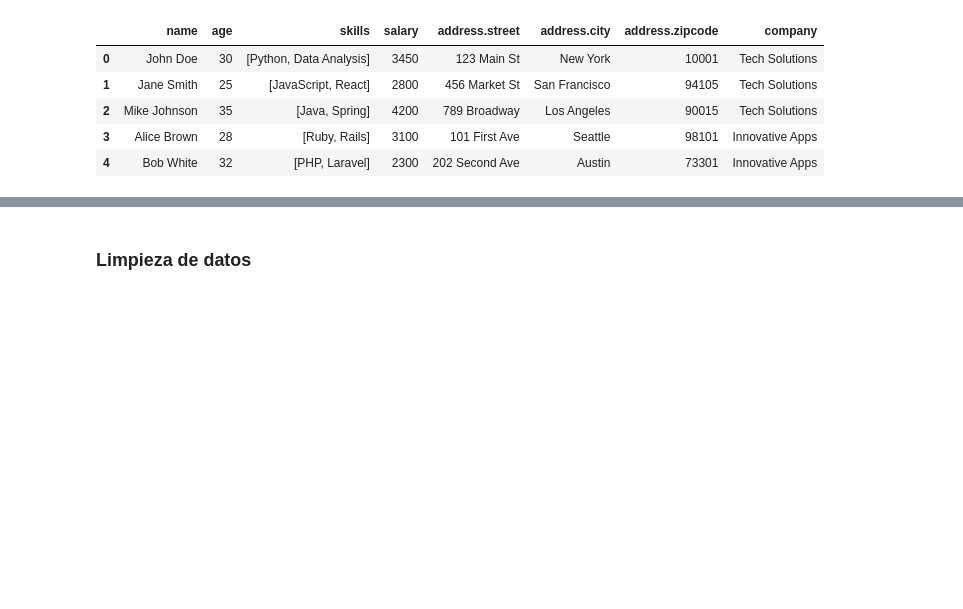
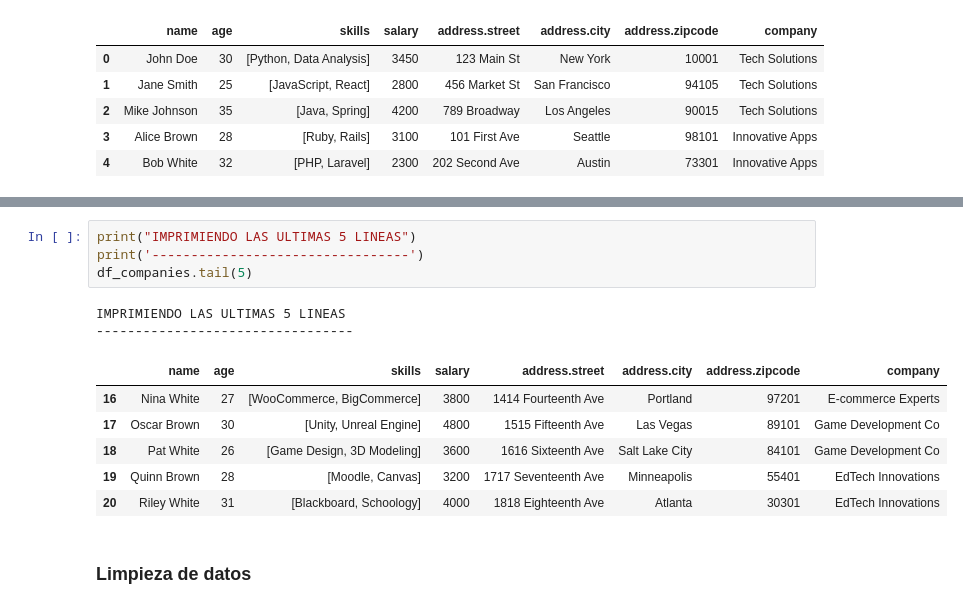
Before and after one commit to mizos0512/RPython, a Jupyter notebook: Notebooks/Clases/P39-JSON_nested.ipynb, the cells around one changed output, grey strips where cells are left out. Saved outputs shown, nothing was run; the diff lists cells and outputs as text; blank space fills up the shorter version.

```diff
--- a/Notebooks/Clases/P39-JSON_nested.ipynb
+++ b/Notebooks/Clases/P39-JSON_nested.ipynb
@@ -170,3 +221,16 @@ df_companies
+# %%
+print("IMPRIMIENDO LAS ULTIMAS 5 LINEAS")
+print('---------------------------------')
+df_companies.tail(5)
+# %% [output]
+IMPRIMIENDO LAS ULTIMAS 5 LINEAS
+---------------------------------
+|  | name | age | skills | salary | address.street | address.city | address.zipcode | company |
+| 16 | Nina White | 27 | [WooCommerce, BigCommerce] | 3800 | 1414 Fourteenth Ave | Portland | 97201 | E-commerce Experts |
+| 17 | Oscar Brown | 30 | [Unity, Unreal Engine] | 4800 | 1515 Fifteenth Ave | Las Vegas | 89101 | Game Development Co |
+| 18 | Pat White | 26 | [Game Design, 3D Modeling] | 3600 | 1616 Sixteenth Ave | Salt Lake City | 84101 | Game Development Co |
+| 19 | Quinn Brown | 28 | [Moodle, Canvas] | 3200 | 1717 Seventeenth Ave | Minneapolis | 55401 | EdTech Innovations |
+| 20 | Riley White | 31 | [Blackboard, Schoology] | 4000 | 1818 Eighteenth Ave | Atlanta | 30301 | EdTech Innovations |
 # %% [markdown]
 ### Limpieza de datos
 # %% [markdown]
```
Also changed, not shown: parts of 14 cells of this notebook, 1 other file.
